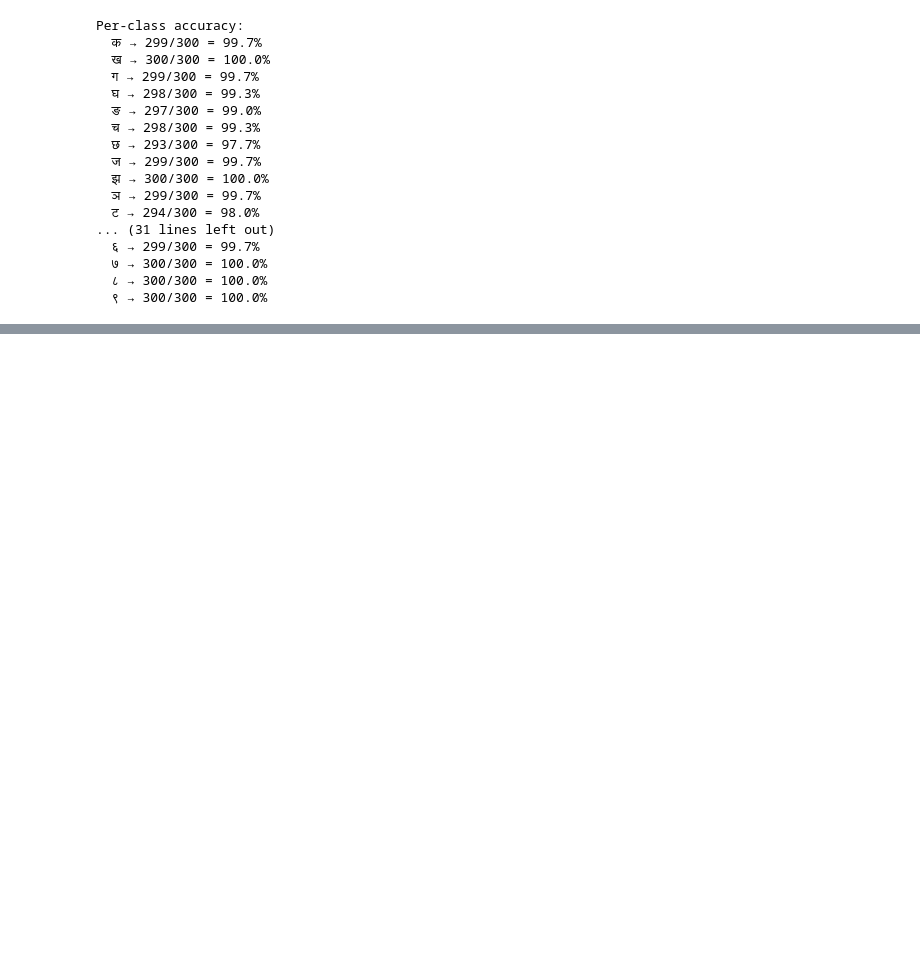
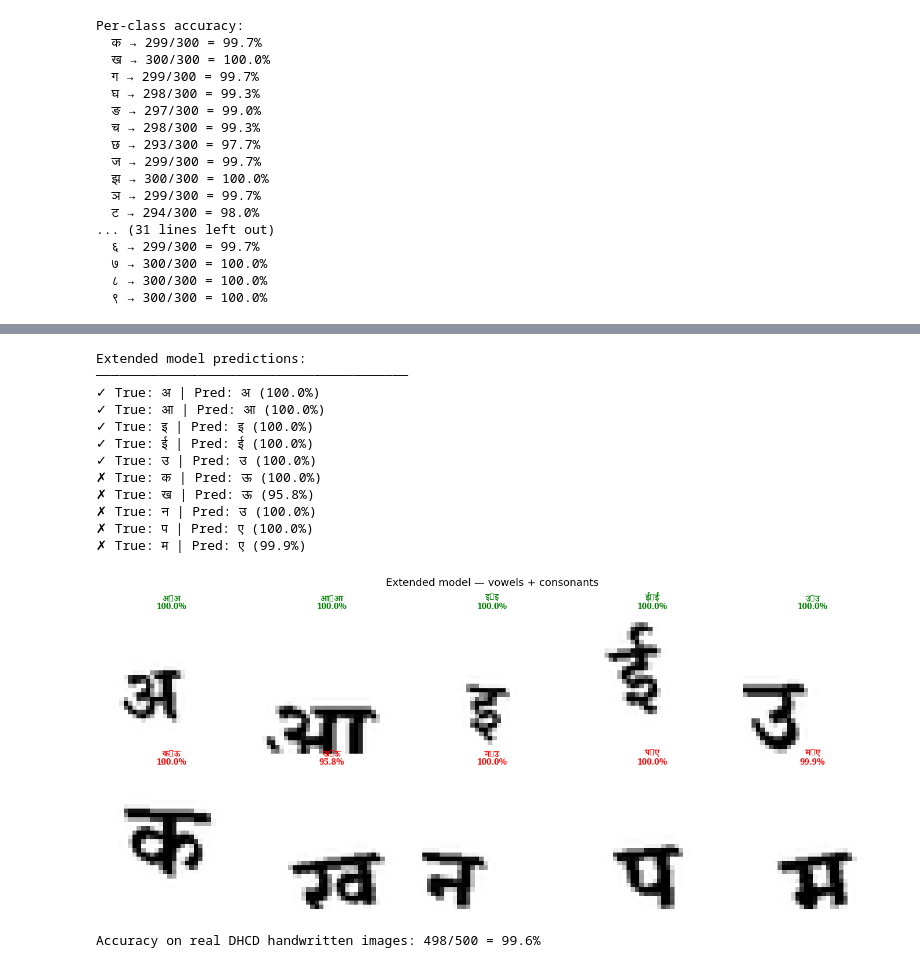
Before and after one commit to kulrajkhanal4-create/nepali-ocr, a Jupyter notebook: 02_model_train.ipynb, the cells around one changed output, grey strips where cells are left out. Drawn from its saved outputs; the diff is of its cells as text; code cells hidden in the pictures; blank space fills up the shorter version.

```diff
--- a/02_model_train.ipynb
+++ b/02_model_train.ipynb
@@ -312,0 +549,75 @@ Per-class accuracy:
+# %%
+# ── Test new model on vowels ──────────────────────────────────
+model_ext.eval()
+
+test_chars = ['अ', 'आ', 'इ', 'ई', 'उ', 'क', 'ख', 'न', 'प', 'म']
+
+print("Extended model predictions:")
+print("─" * 40)
+fig, axes = plt.subplots(2, 5, figsize=(14, 6))
+
+for i, char in enumerate(test_chars):
+    # Generate test image
+    img = render_char_augmented(char, n=1)[0]
+    tensor = torch.tensor(img.astype(np.float32)/255.0).unsqueeze(0).unsqueeze(0)
+    tensor = (tensor - 0.5) / 0.5
+
+    with torch.no_grad():
+        out  = model_ext(tensor)
+        pred = out.argmax(1).item()
+        conf = out.softmax(1)[0][pred].item()
+
+    predicted_char = CLASS_NAMES_EXT[pred]
+    correct = predicted_char == char
+    print(f"{'✓' if correct else '✗'} True: {char} | Pred: {predicted_char} ({conf*100:.1f}%)")
+
+    color = 'green' if correct else 'red'
+    axes[i//5][i%5].imshow(img, cmap='gray')
+    axes[i//5][i%5].set_title(f"{char}→{predicted_char}\n{conf*100:.1f}%",
+                               fontproperties=prop, fontsize=11, color=color)
+    axes[i//5][i%5].axis('off')
+
+plt.suptitle('Extended model — vowels + consonants', fontsize=13)
+plt.tight_layout()
+plt.show()
+# %% [output]
+Extended model predictions:
+────────────────────────────────────────
+✓ True: अ | Pred: अ (100.0%)
+✓ True: आ | Pred: आ (100.0%)
+✓ True: इ | Pred: इ (100.0%)
+✓ True: ई | Pred: ई (100.0%)
+✓ True: उ | Pred: उ (100.0%)
+✗ True: क | Pred: ऊ (100.0%)
+✗ True: ख | Pred: ऊ (95.8%)
+✗ True: न | Pred: उ (100.0%)
+✗ True: प | Pred: ए (100.0%)
+✗ True: म | Pred: ए (99.9%)
+[figure, added]
+# %%
+# ── Test with real DHCD images ────────────────────────────────
+dhcd   = np.load('/home/kulraj/nepali_ocr/data/dataset.npz')
+X_test = dhcd['arr_2']
+y_test = dhcd['arr_3'] - 1
+
+model_ext.eval()
+correct_count = 0
+total         = 500
+
+# Test 500 random DHCD samples
+indices = np.random.choice(len(X_test), total, replace=False)
+
+for idx in indices:
+    img    = X_test[idx]
+    label  = y_test[idx]
+    tensor = torch.tensor(img.astype(np.float32)/255.0).unsqueeze(0).unsqueeze(0)
+    tensor = (tensor - 0.5) / 0.5
+    with torch.no_grad():
+        out  = model_ext(tensor)
+        pred = out.argmax(1).item()
+    if pred == label:
+        correct_count += 1
+
+print(f"Accuracy on real DHCD handwritten images: {correct_count}/{total} = {correct_count/total*100:.1f}%")
+# %% [output]
+Accuracy on real DHCD handwritten images: 498/500 = 99.6%
```
Also changed, not shown: parts of 6 cells of this notebook, 6 other files.
